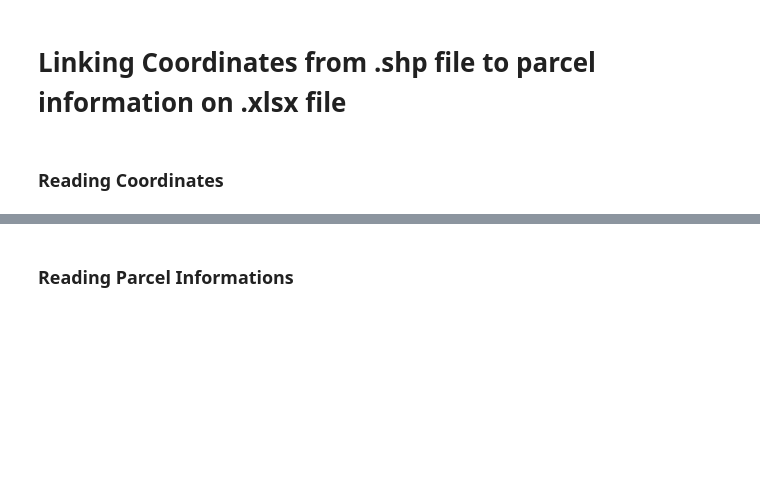
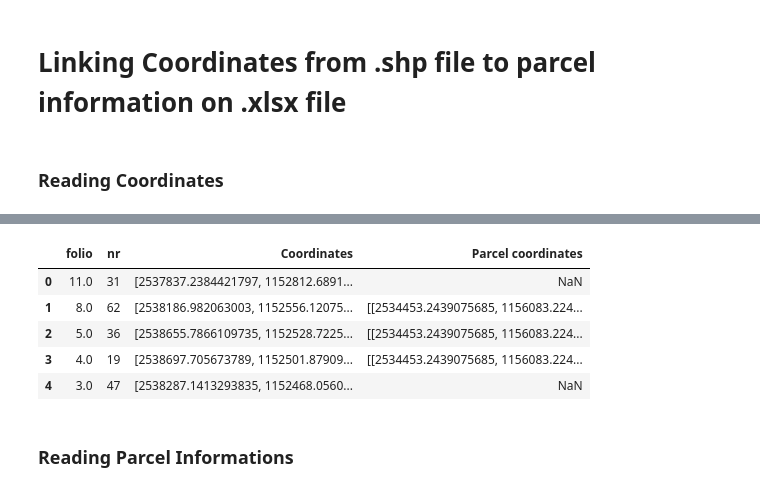
Before and after one commit to Arvalent/LausanneTimeMachine, a Jupyter notebook: Coordinates_Parcel_Linking.ipynb, the cells around one changed output, grey strips where cells are left out. Drawn from its saved outputs; the diff is of its cells as text; code cells hidden in the pictures; blank space fills up the shorter version.

```diff
--- a/Coordinates_Parcel_Linking.ipynb
+++ b/Coordinates_Parcel_Linking.ipynb
@@ -44,3 +118,14 @@ points_data.head(5)
+# %%
+parcel_data = points_data.merge(polygon_data,how = 'left', on = ['Polygon nr'])
+parcel_data = parcel_data.iloc[:,[0,1,2,4]]
+parcel_data.head(5)
+# %% [output]
+|  | folio | nr | Coordinates | Parcel coordinates |
+| 0 | 11.0 | 31 | [2537837.2384421797, 1152812.6891... | NaN |
+| 1 | 8.0 | 62 | [2538186.982063003, 1152556.12075... | [[2534453.2439075685, 1156083.224... |
+| 2 | 5.0 | 36 | [2538655.7866109735, 1152528.7225... | [[2534453.2439075685, 1156083.224... |
+| 3 | 4.0 | 19 | [2538697.705673789, 1152501.87909... | [[2534453.2439075685, 1156083.224... |
+| 4 | 3.0 | 47 | [2538287.1413293835, 1152468.0560... | NaN |
 # %% [markdown]
 ### Reading Parcel Informations
 # %%
```
Also changed, not shown: parts of 14 cells of this notebook.
